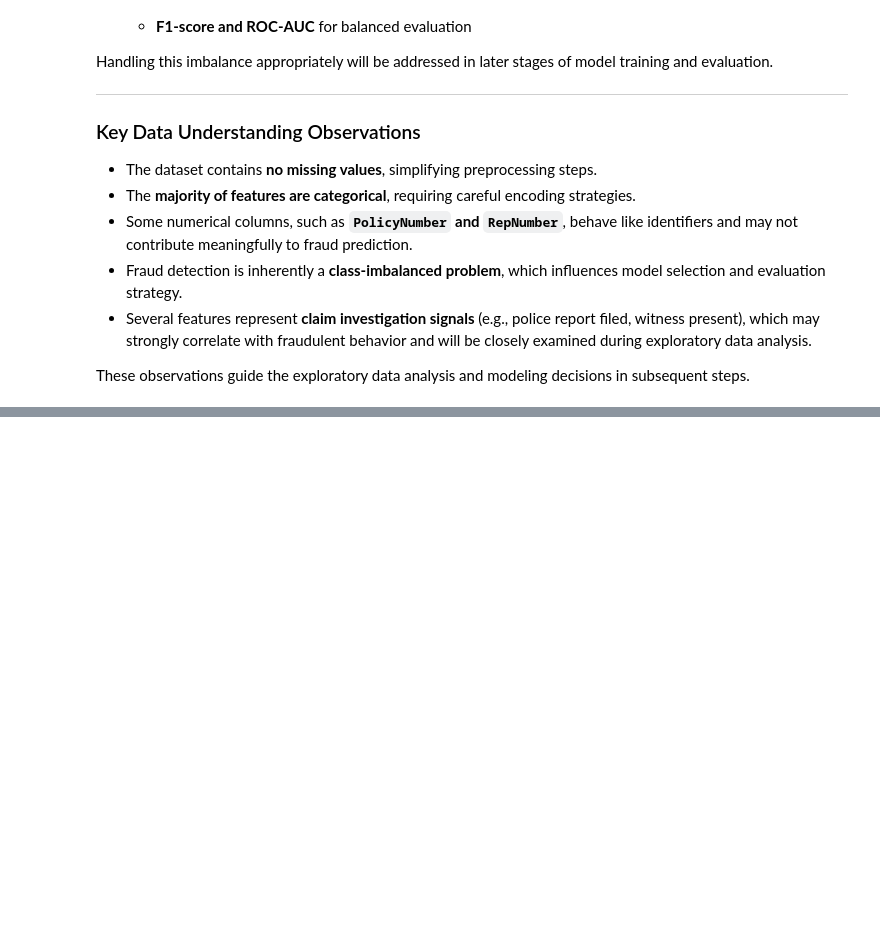
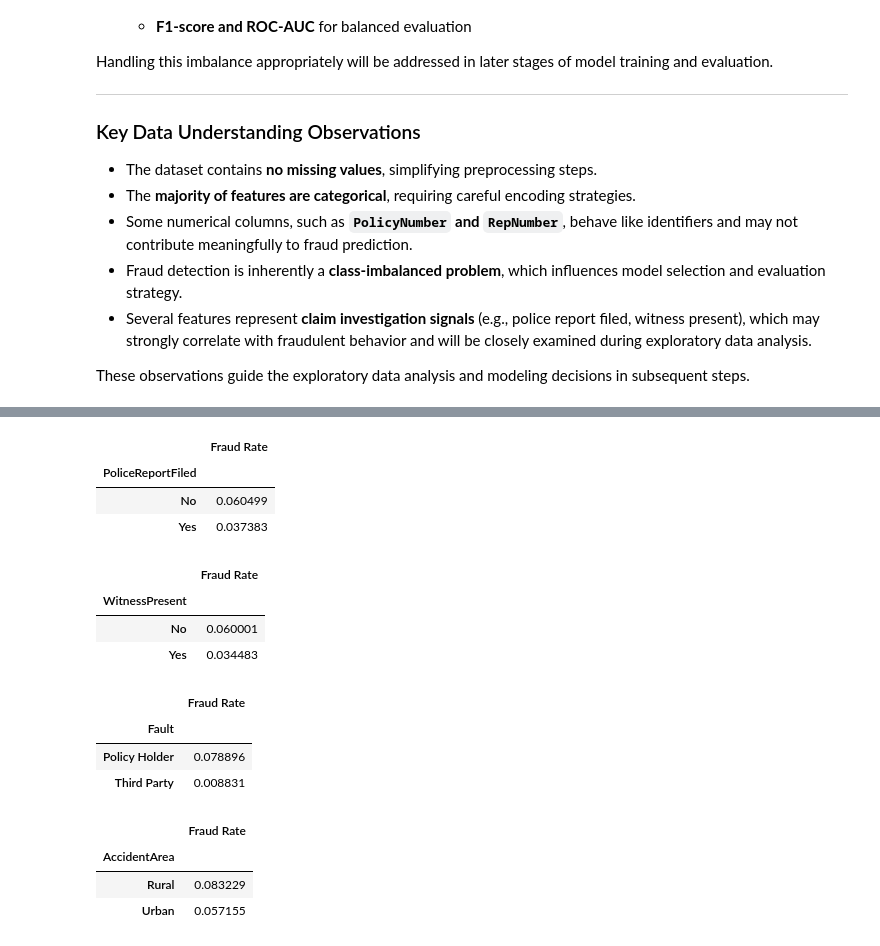
Before and after one commit to AmalSatheesan/Vehicle_Insurance_Claim_Fraud_Detection, a Jupyter notebook: notebooks/01_data_exploration.ipynb, the cells around one changed output, grey strips where cells are left out. Cells and saved outputs as stored; diff of their text form; code cells hidden in the pictures; blank space fills up the shorter version.

```diff
--- a/notebooks/01_data_exploration.ipynb
+++ b/notebooks/01_data_exploration.ipynb
@@ -153,0 +256,21 @@ These observations guide the exploratory data analysis and modeling decisions in
+# %%
+for col in key_categorical_features:
+    fraud_rate = df.groupby(col)['FraudFound_P'].mean().sort_values(ascending=False)
+    display(fraud_rate.to_frame(name='Fraud Rate'))
+# %% [output]
+|  | Fraud Rate |
+| PoliceReportFiled |  |
+| No | 0.060499 |
+| Yes | 0.037383 |
+|  | Fraud Rate |
+| WitnessPresent |  |
+| No | 0.060001 |
+| Yes | 0.034483 |
+|  | Fraud Rate |
+| Fault |  |
+| Policy Holder | 0.078896 |
+| Third Party | 0.008831 |
+|  | Fraud Rate |
+| AccidentArea |  |
+| Rural | 0.083229 |
+| Urban | 0.057155 |
```
Also changed, not shown: parts of 10 cells of this notebook.
